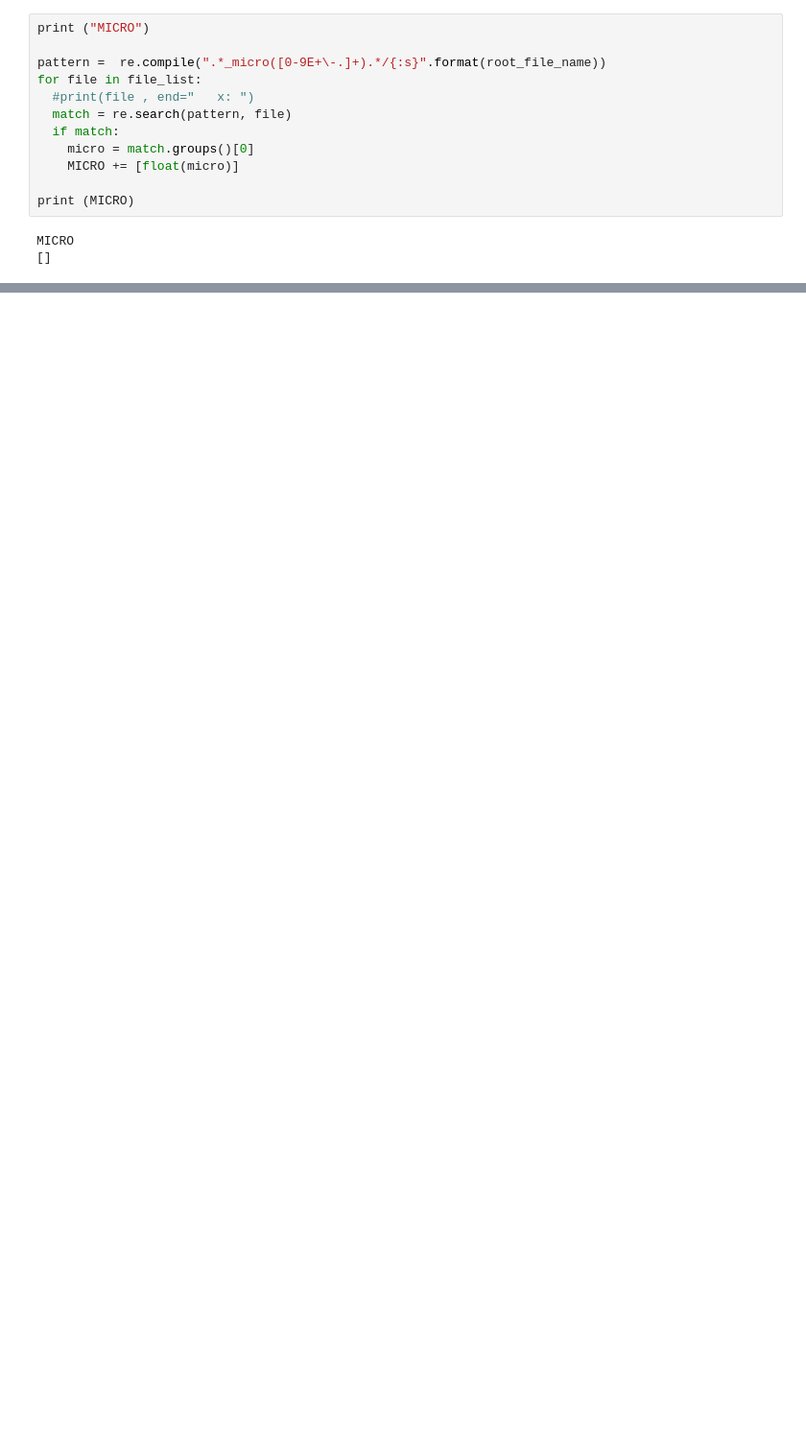
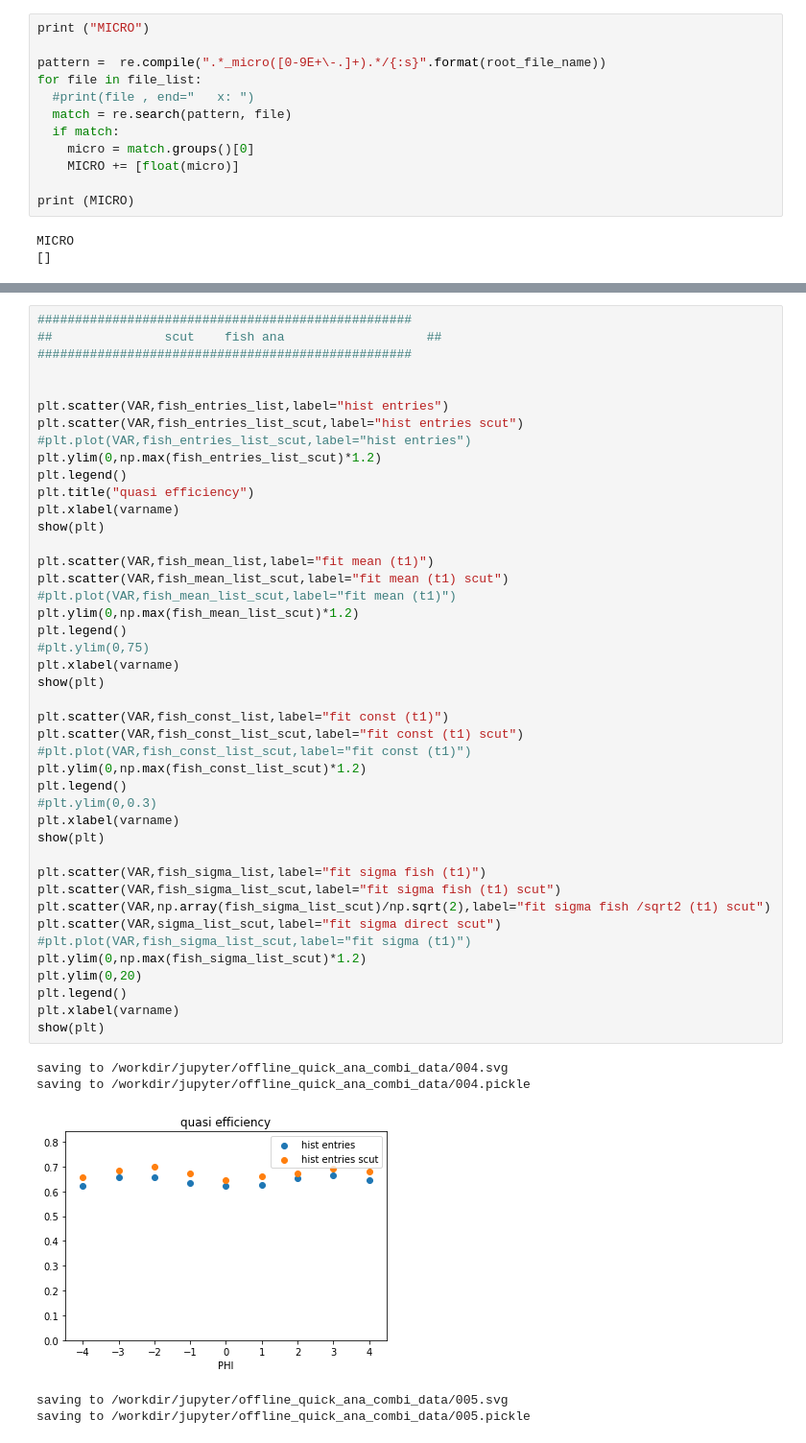
Before and after one commit to acidbourbon/PT_full_system, a Jupyter notebook: workdir/jupyter/offline_quick_ana_combi.ipynb, the cells around one changed output, grey strips where cells are left out. Shown at 96% size. Saved outputs shown, nothing was run; the diff lists cells and outputs as text; blank space fills up the shorter version.

Commit message:
even better correlation script, offline_quick_ana_combi makes perfect use of the cut

```diff
--- a/workdir/jupyter/offline_quick_ana_combi.ipynb
+++ b/workdir/jupyter/offline_quick_ana_combi.ipynb
@@ -490,0 +569,49 @@ plt.show()
+# %%
+##################################################
+##               scut    fish ana                   ##
+##################################################
+
+
+plt.scatter(VAR,fish_entries_list,label="hist entries")
+plt.scatter(VAR,fish_entries_list_scut,label="hist entries scut")
+#plt.plot(VAR,fish_entries_list_scut,label="hist entries")
+plt.ylim(0,np.max(fish_entries_list_scut)*1.2)
+plt.legend()
+plt.title("quasi efficiency")
+plt.xlabel(varname)
+show(plt)
+
+plt.scatter(VAR,fish_mean_list,label="fit mean (t1)")
+plt.scatter(VAR,fish_mean_list_scut,label="fit mean (t1) scut")
+#plt.plot(VAR,fish_mean_list_scut,label="fit mean (t1)")
+plt.ylim(0,np.max(fish_mean_list_scut)*1.2)
+plt.legend()
+#plt.ylim(0,75)
+plt.xlabel(varname)
+show(plt)
+
+plt.scatter(VAR,fish_const_list,label="fit const (t1)")
+plt.scatter(VAR,fish_const_list_scut,label="fit const (t1) scut")
+#plt.plot(VAR,fish_const_list_scut,label="fit const (t1)")
+plt.ylim(0,np.max(fish_const_list_scut)*1.2)
+plt.legend()
+#plt.ylim(0,0.3)
+plt.xlabel(varname)
+show(plt)
+
+plt.scatter(VAR,fish_sigma_list,label="fit sigma fish (t1)")
+plt.scatter(VAR,fish_sigma_list_scut,label="fit sigma fish (t1) scut")
+plt.scatter(VAR,np.array(fish_sigma_list_scut)/np.sqrt(2),label="fit sigma fish /sqrt2 (t1) scut")
+plt.scatter(VAR,sigma_list_scut,label="fit sigma direct scut")
+#plt.plot(VAR,fish_sigma_list_scut,label="fit sigma (t1)")
+plt.ylim(0,np.max(fish_sigma_list_scut)*1.2)
+plt.ylim(0,20)
+plt.legend()
+plt.xlabel(varname)
+show(plt)
+# %% [output]
+saving to /workdir/jupyter/offline_quick_ana_combi_data/004.svg
+saving to /workdir/jupyter/offline_quick_ana_combi_data/004.pickle
+[figure, added]
+saving to /workdir/jupyter/offline_quick_ana_combi_data/005.svg
+saving to /workdir/jupyter/offline_quick_ana_combi_data/005.pickle
```
Also changed, not shown: parts of 11 cells of this notebook, 2 other files.
